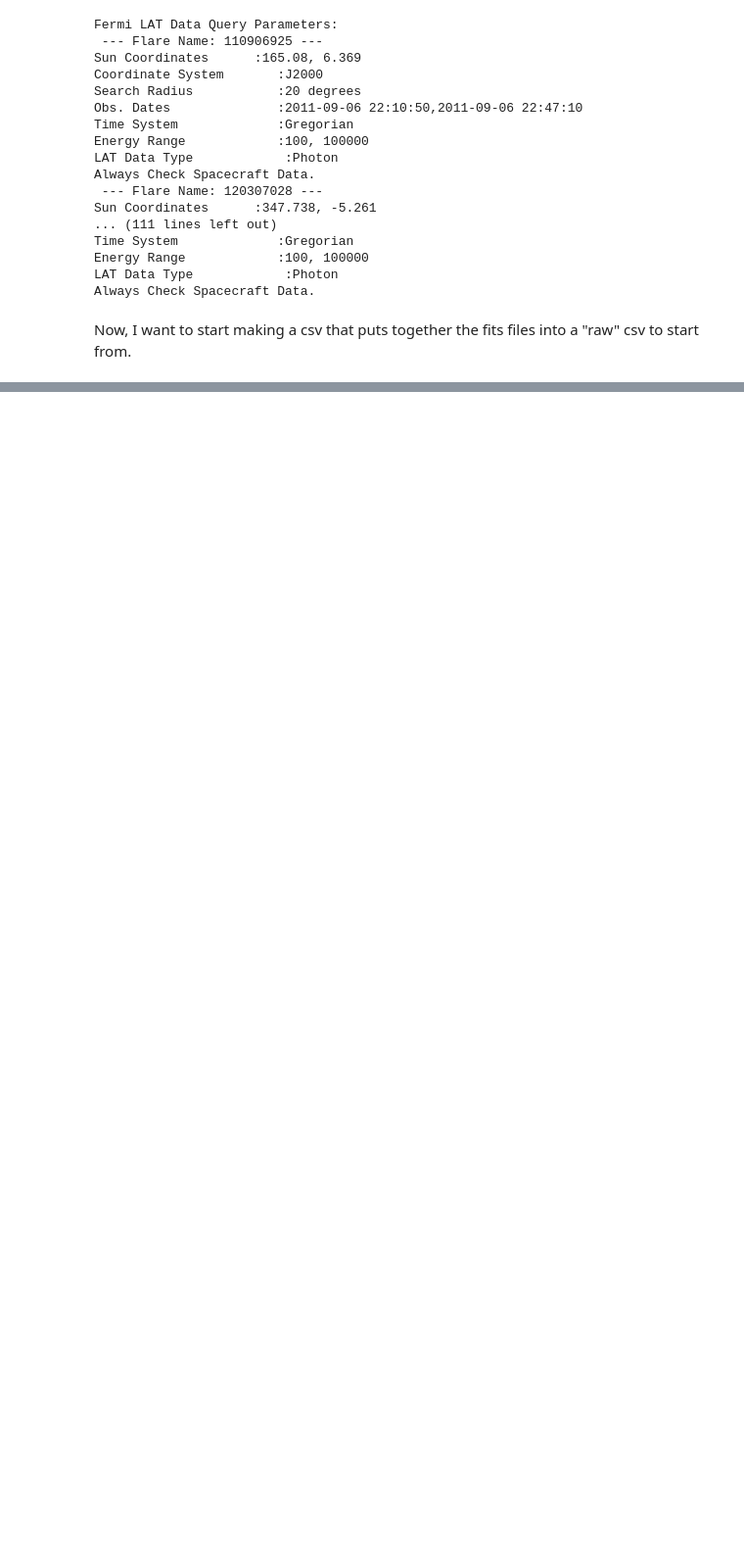
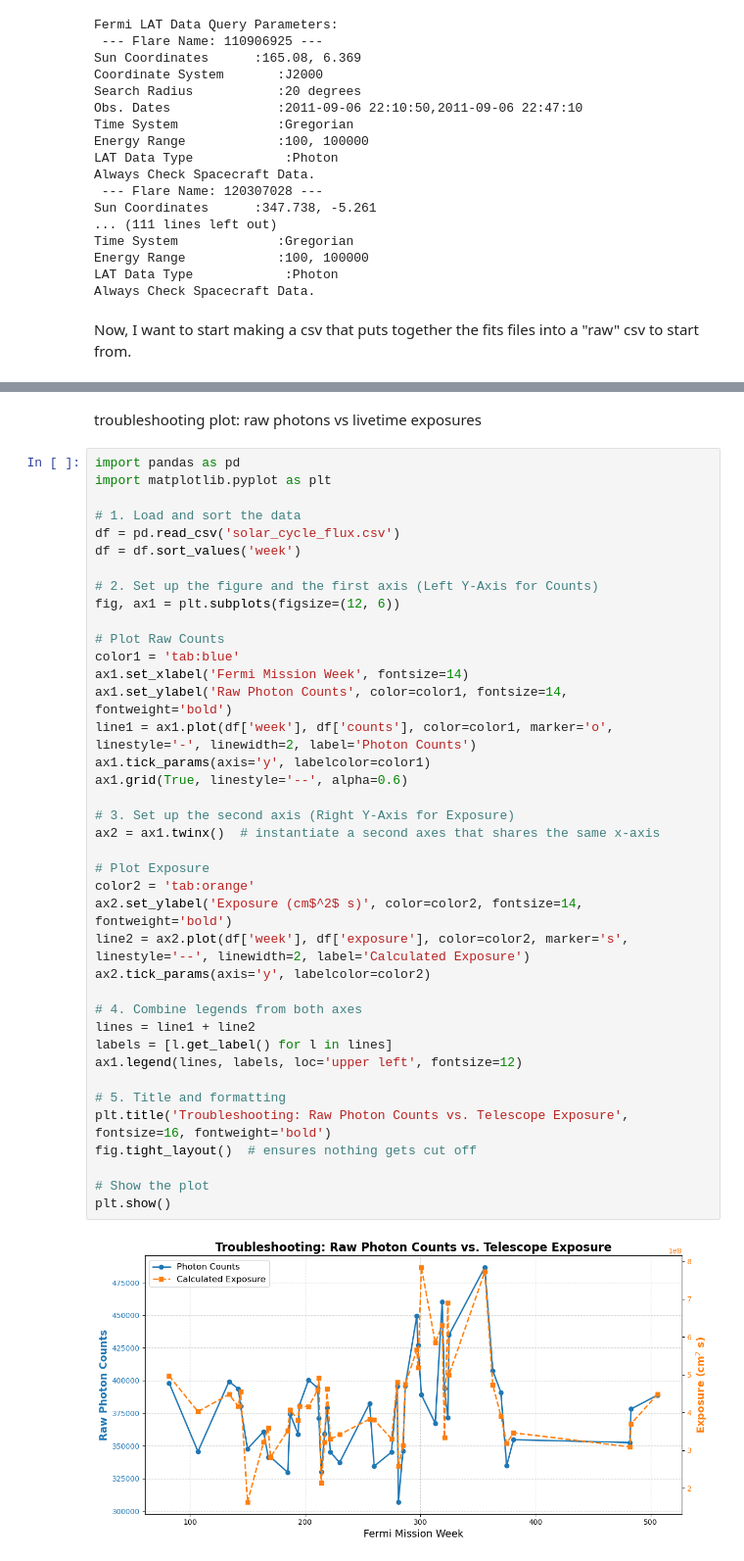
Before and after one commit to UwULeader/fermi_project, a Jupyter notebook: fermi/analysis.ipynb, the cells around one changed output, grey strips where cells are left out. Shown at 98% size. Drawn from its saved outputs; the diff is of its cells as text; blank space fills up the shorter version.

```diff
--- a/fermi/analysis.ipynb
+++ b/fermi/analysis.ipynb
@@ -151,0 +186,43 @@ Wrote 12 records to data/fits/raw/rawdata.csv
+# %% [markdown]
+troubleshooting plot: raw photons vs livetime exposures
+# %%
+import pandas as pd
+import matplotlib.pyplot as plt
+
+# 1. Load and sort the data
+df = pd.read_csv('solar_cycle_flux.csv')
+df = df.sort_values('week')
+
+# 2. Set up the figure and the first axis (Left Y-Axis for Counts)
+fig, ax1 = plt.subplots(figsize=(12, 6))
+
+# Plot Raw Counts
+color1 = 'tab:blue'
+ax1.set_xlabel('Fermi Mission Week', fontsize=14)
+ax1.set_ylabel('Raw Photon Counts', color=color1, fontsize=14, fontweight='bold')
+line1 = ax1.plot(df['week'], df['counts'], color=color1, marker='o', linestyle='-', linewidth=2, label='Photon Counts')
+ax1.tick_params(axis='y', labelcolor=color1)
+ax1.grid(True, linestyle='--', alpha=0.6)
+
+# 3. Set up the second axis (Right Y-Axis for Exposure)
+ax2 = ax1.twinx()  # instantiate a second axes that shares the same x-axis
+
+# Plot Exposure
+color2 = 'tab:orange'
+ax2.set_ylabel('Exposure (cm$^2$ s)', color=color2, fontsize=14, fontweight='bold')
+line2 = ax2.plot(df['week'], df['exposure'], color=color2, marker='s', linestyle='--', linewidth=2, label='Calculated Exposure')
+ax2.tick_params(axis='y', labelcolor=color2)
+
+# 4. Combine legends from both axes
+lines = line1 + line2
+labels = [l.get_label() for l in lines]
+ax1.legend(lines, labels, loc='upper left', fontsize=12)
+
+# 5. Title and formatting
+plt.title('Troubleshooting: Raw Photon Counts vs. Telescope Exposure', fontsize=16, fontweight='bold')
+fig.tight_layout()  # ensures nothing gets cut off
+
+# Show the plot
+plt.show()
+# %% [output]
+[figure, added]
```
Also changed, not shown: parts of 3 cells of this notebook, 9 other files.
